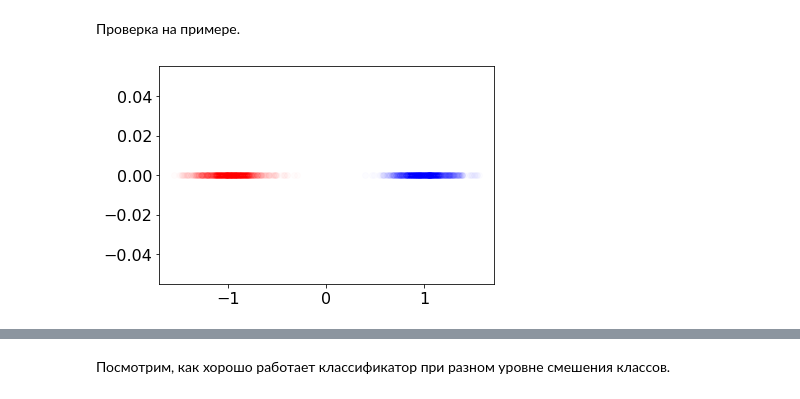
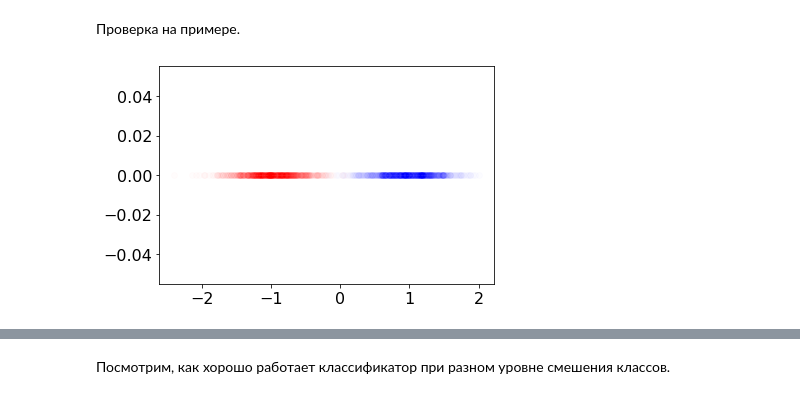
Before and after one commit to kryzhikov/Sample-ML-Repo, a Jupyter notebook: 05. Maths 3/ML_seminar_for_students.ipynb, the cells around one changed output, grey strips where cells are left out. Cells and saved outputs as stored; diff of their text form; code cells hidden in the pictures.

```diff
--- a/05. Maths 3/ML_seminar_for_students.ipynb
+++ b/05. Maths 3/ML_seminar_for_students.ipynb
@@ -467,17 +467,17 @@ class LogReg(BaseEstimator, RegressorMixin):
 # %% [markdown]
 Проверка на примере.
 # %%
-X = np.hstack((np.random.normal(-1, 0.2, 1000), np.random.normal(1, 0.2, 1000))).reshape(-1, 1)
+X = np.hstack((np.random.normal(-1, 0.35, 1000), np.random.normal(1, 0.35, 1000))).reshape(-1, 1)
 
 Y = np.hstack((np.zeros(1000), np.ones(1000)))
 
 plt.scatter(X[:1000], y=np.zeros(1000), alpha=0.01, color='red')
 plt.scatter(X[1000:], y=np.zeros(1000), alpha=0.01, color='blue')
 
 randn = np.arange(0, 2000)
 np.random.shuffle(randn)
 X = X[randn].reshape(-1, 1)
 Y = Y[randn].reshape(-1, 1)
 # %% [output]
-[figure, old version]
+[figure, new version]
 # %%
```
Also changed, not shown: parts of 4 cells of this notebook.
